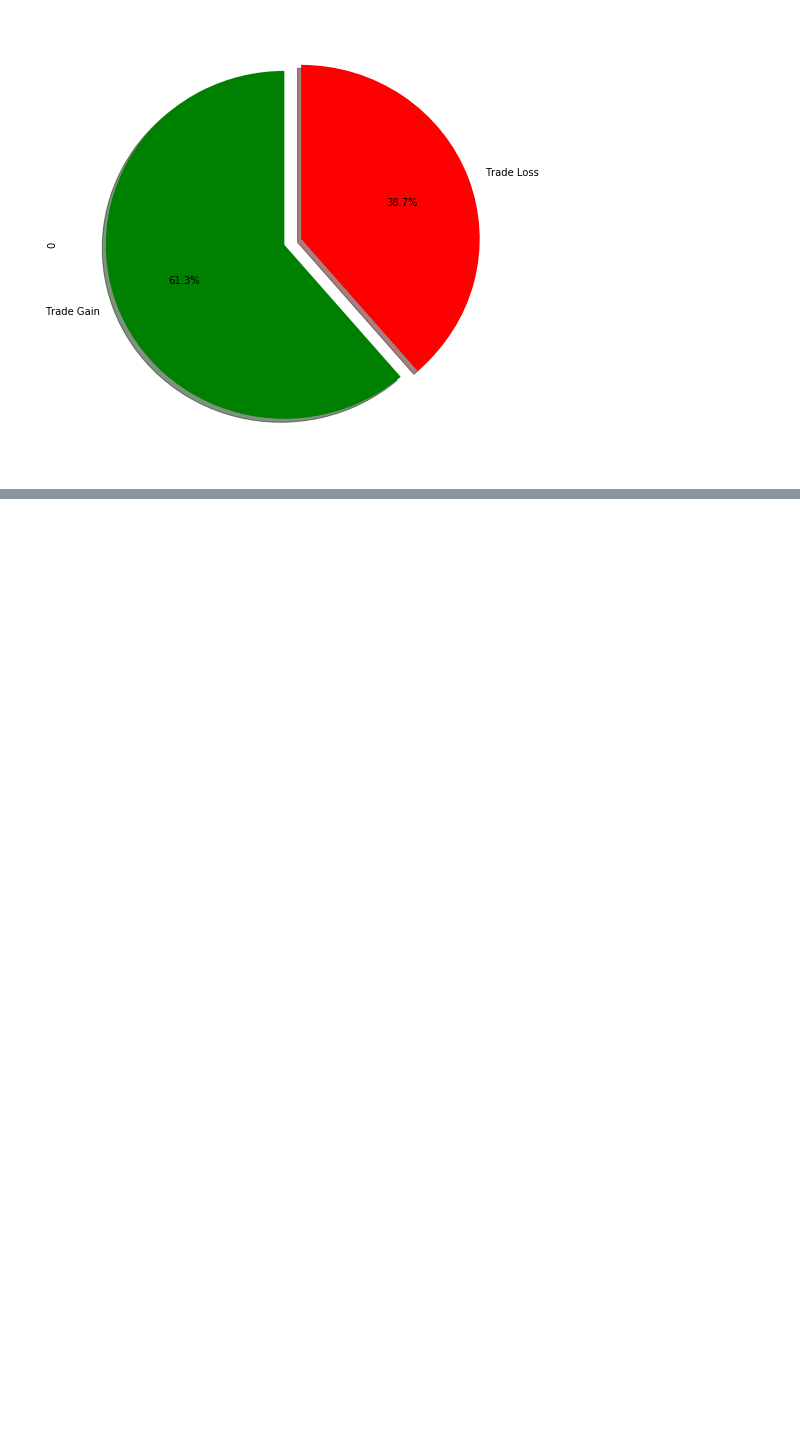
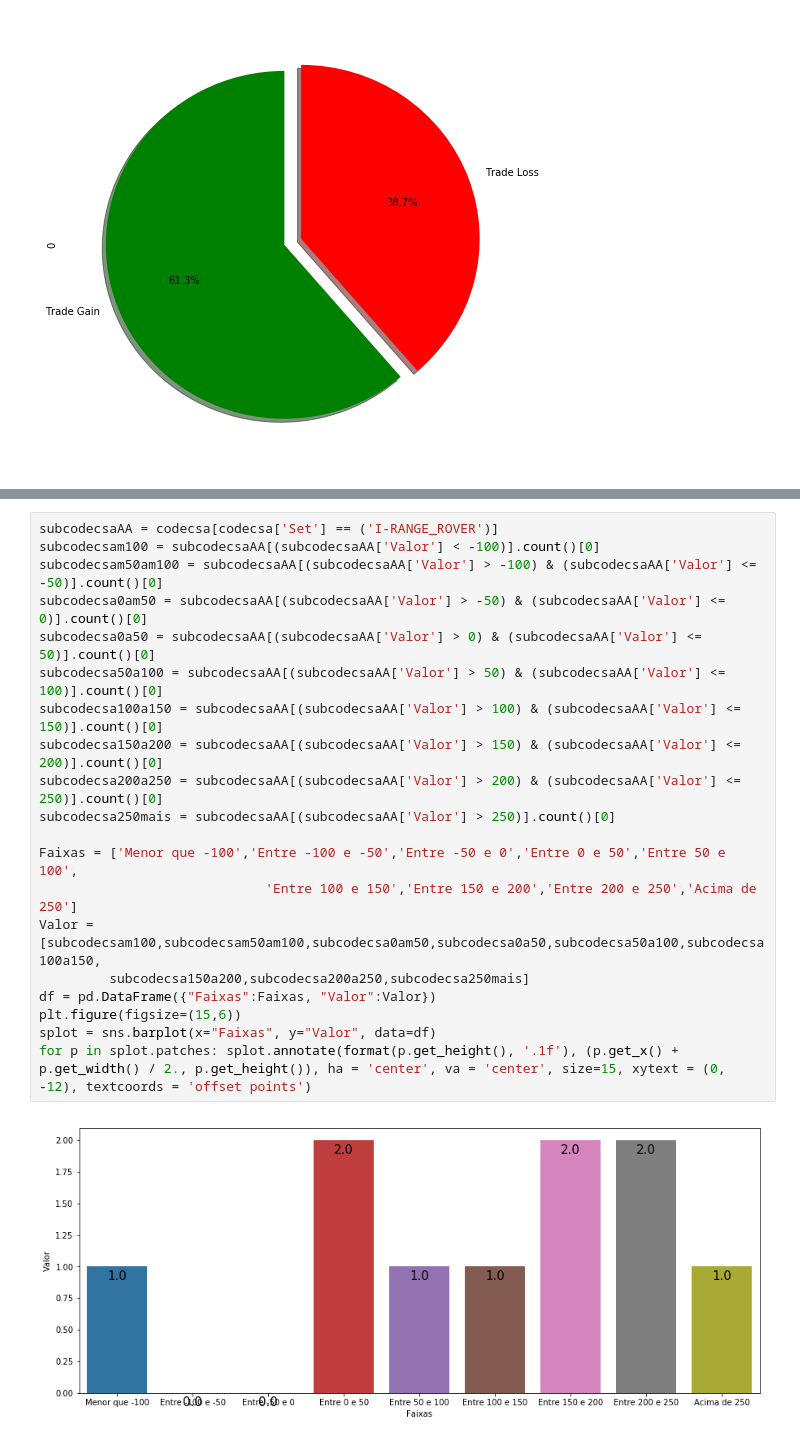
Before and after one commit to JulianotCosta/codetrading, a Jupyter notebook: Analise_Infinity_XP.ipynb, the cells around one changed output, grey strips where cells are left out. Cells and saved outputs as stored; diff of their text form; blank space fills up the shorter version.

```diff
--- a/Analise_Infinity_XP.ipynb
+++ b/Analise_Infinity_XP.ipynb
@@ -269,0 +268,22 @@ array([<matplotlib.axes._subplots.AxesSubplot object at 0x...>],
+# %%
+subcodecsaAA = codecsa[codecsa['Set'] == ('I-RANGE_ROVER')]
+subcodecsam100 = subcodecsaAA[(subcodecsaAA['Valor'] < -100)].count()[0]
+subcodecsam50am100 = subcodecsaAA[(subcodecsaAA['Valor'] > -100) & (subcodecsaAA['Valor'] <= -50)].count()[0]
+subcodecsa0am50 = subcodecsaAA[(subcodecsaAA['Valor'] > -50) & (subcodecsaAA['Valor'] <= 0)].count()[0]
+subcodecsa0a50 = subcodecsaAA[(subcodecsaAA['Valor'] > 0) & (subcodecsaAA['Valor'] <= 50)].count()[0]
+subcodecsa50a100 = subcodecsaAA[(subcodecsaAA['Valor'] > 50) & (subcodecsaAA['Valor'] <= 100)].count()[0]
+subcodecsa100a150 = subcodecsaAA[(subcodecsaAA['Valor'] > 100) & (subcodecsaAA['Valor'] <= 150)].count()[0]
+subcodecsa150a200 = subcodecsaAA[(subcodecsaAA['Valor'] > 150) & (subcodecsaAA['Valor'] <= 200)].count()[0]
+subcodecsa200a250 = subcodecsaAA[(subcodecsaAA['Valor'] > 200) & (subcodecsaAA['Valor'] <= 250)].count()[0]
+subcodecsa250mais = subcodecsaAA[(subcodecsaAA['Valor'] > 250)].count()[0]
+
+Faixas = ['Menor que -100','Entre -100 e -50','Entre -50 e 0','Entre 0 e 50','Entre 50 e 100',
+                             'Entre 100 e 150','Entre 150 e 200','Entre 200 e 250','Acima de 250']
+Valor = [subcodecsam100,subcodecsam50am100,subcodecsa0am50,subcodecsa0a50,subcodecsa50a100,subcodecsa100a150,
+         subcodecsa150a200,subcodecsa200a250,subcodecsa250mais]
+df = pd.DataFrame({"Faixas":Faixas, "Valor":Valor})
+plt.figure(figsize=(15,6))
+splot = sns.barplot(x="Faixas", y="Valor", data=df)
+for p in splot.patches: splot.annotate(format(p.get_height(), '.1f'), (p.get_x() + p.get_width() / 2., p.get_height()), ha = 'center', va = 'center', size=15, xytext = (0, -12), textcoords = 'offset points')
+# %% [output]
+[figure, added]
```
Also changed, not shown: parts of 12 cells of this notebook, 1 other file.
